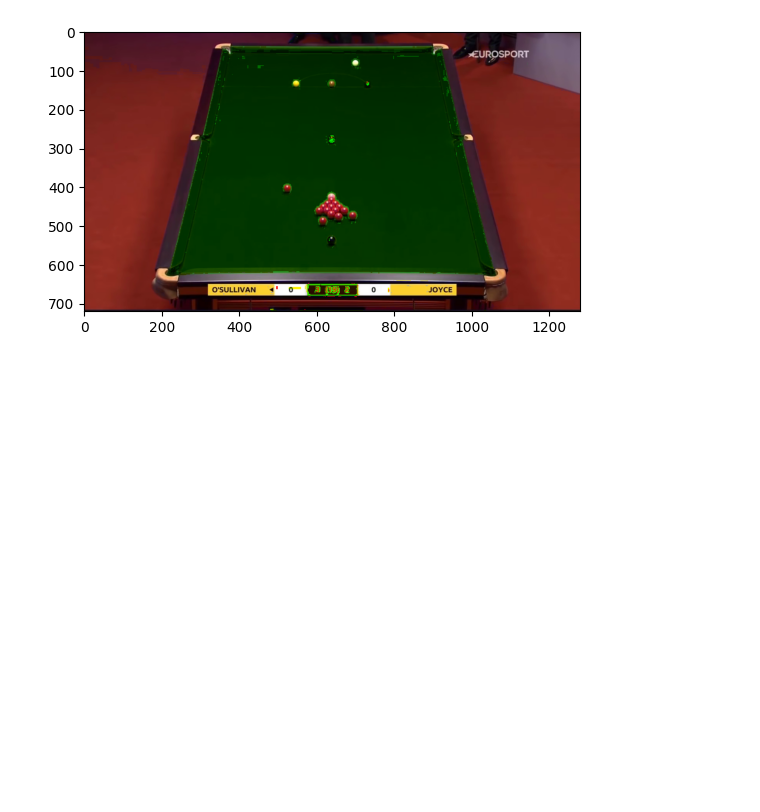
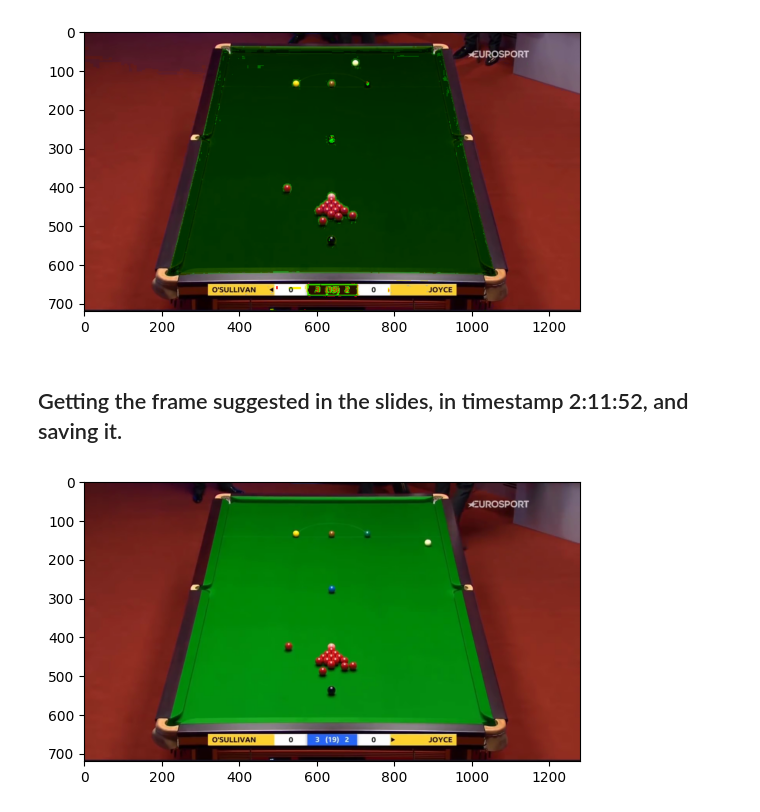
Before and after one commit to FabianGobet/USI-projects, a Jupyter notebook: CVPR/project/project.ipynb, the cells around one changed output. Cells and saved outputs as stored; diff of their text form; code cells hidden in the pictures; blank space fills up the shorter version.

```diff
--- a/CVPR/project/project.ipynb
+++ b/CVPR/project/project.ipynb
@@ -238,3 +274,13 @@ show_bgr_image(image)
 show_bgr_image(hsi_to_bgr(bgr_to_hsi(image)))
 # %% [output]
 [figure]
+# %% [markdown]
+## Getting the frame suggested in the slides, in timestamp 2:11:52, and saving it.
+# %%
+video = cv2.VideoCapture('./data/WSC.mp4')
+video.set(cv2.CAP_PROP_POS_MSEC, (2*3600 + 11*60 + 52)*1000)
+ret, frame = video.read()
+cv2.imwrite(f'./data/balls_in_position.png', frame)
+show_bgr_image(frame)
+# %% [output]
+[figure, added]
```
Also changed, not shown: parts of 29 cells of this notebook, 22 other files.
